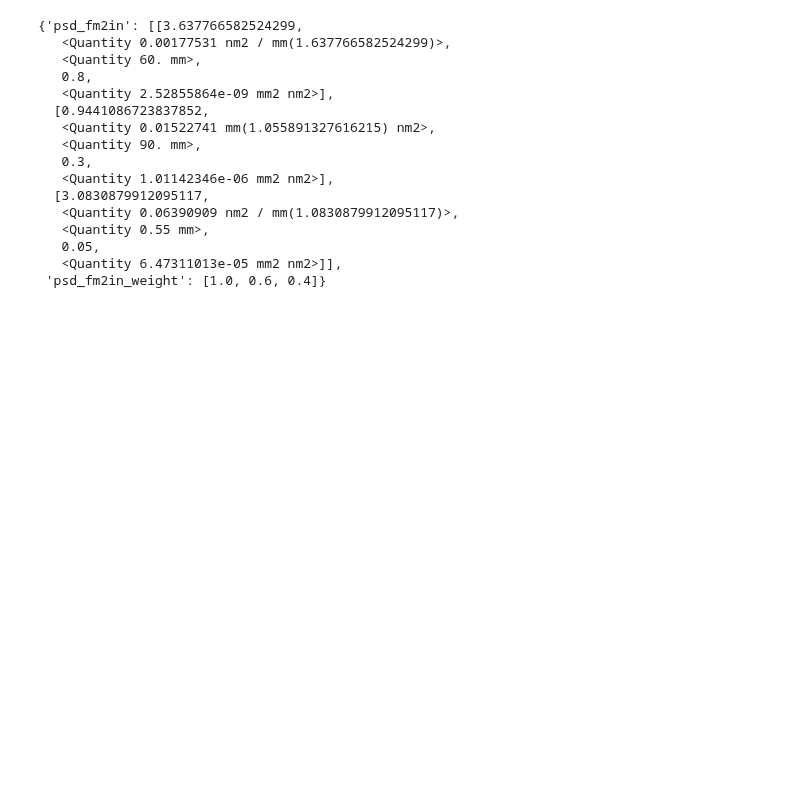
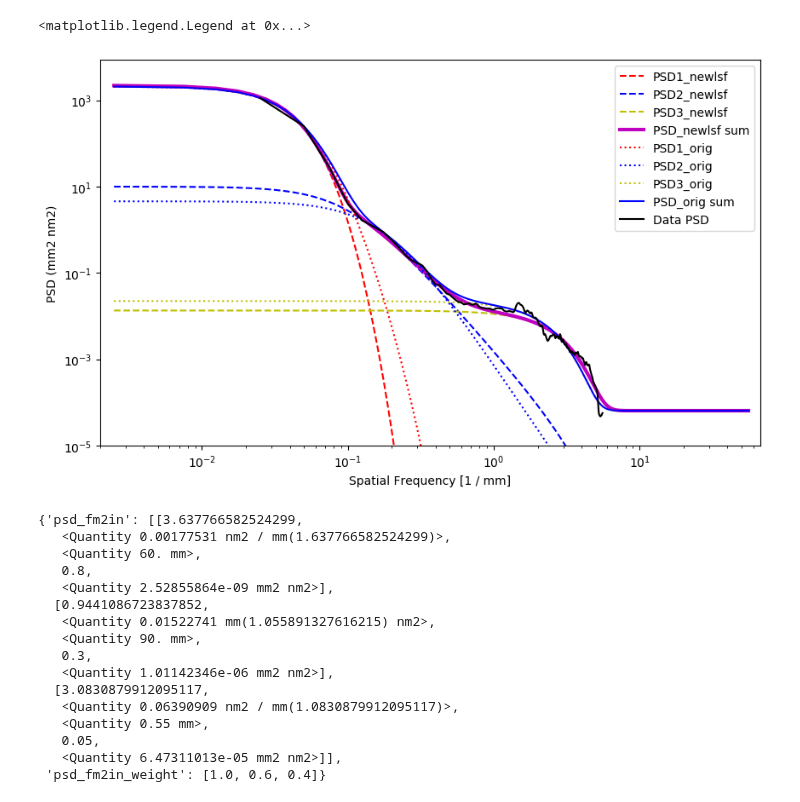
Before and after one commit to magao-x/magaox_poppy, a Jupyter notebook: PSD/PSDmodel_fm_2inch.ipynb, the cells around one changed output. Cells and saved outputs as stored; diff of their text form; code cells hidden in the pictures; blank space fills up the shorter version.

```diff
--- a/PSD/PSDmodel_fm_2inch.ipynb
+++ b/PSD/PSDmodel_fm_2inch.ipynb
@@ -114 +205,28 @@ RMS value: 1.4305 nm
+# %%
+psd_1 = psd.model_full(k=mdl_set[0].k_range, psd_parm=ms_refit.psd_parm[0])
+psd_2 = psd.model_full(k=mdl_set[0].k_range, psd_parm=ms_refit.psd_parm[1])
+psd_3 = psd.model_full(k=mdl_set[0].k_range, psd_parm=ms_refit.psd_parm[2])
+new_psd_tot = psd_1 + psd_2 + psd_3
+
+k_range_mdl = mdl_set[0].k_range.value
+
+plt.figure(figsize=[10,6], dpi=100)
+plt.loglog(k_range_mdl, psd_1.value, 'r--', label='PSD1_newlsf')
+plt.loglog(k_range_mdl, psd_2.value, 'b--', label='PSD2_newlsf')
+plt.loglog(k_range_mdl, psd_3.value, 'y--', label='PSD3_newlsf')
+plt.loglog(k_range_mdl, new_psd_tot.value, 'm', linewidth=3, label='PSD_newlsf sum')
+plt.loglog(mdl_set[0].k_range.value, mdl_set[0].psd_full_scaled.value, 'r:', label='PSD1_orig')
+plt.loglog(mdl_set[1].k_range.value, mdl_set[1].psd_full_scaled.value, 'b:', label='PSD2_orig')
+plt.loglog(mdl_set[2].k_range.value, mdl_set[2].psd_full_scaled.value, 'y:', label='PSD3_orig')
+plt.loglog(k_range_mdl, mdl_sum.value, 'b', label='PSD_orig sum')
+plt.loglog(avg_psd.k_radial.value, avg_psd.psd_radial_cal.value, 'k', label='Data PSD')
+#plt.loglog(avg_psd.k_radial.value, pk_sum, 'm', label='pk sum test')
+plt.xlim(left=np.amin(k_range_mdl)*0.8, right=np.amax(k_range_mdl)*1.2)
+plt.ylim(bottom=1e-5)
+plt.ylabel('PSD ({0})'.format(mdl_set[0].psd_full.unit))
+plt.xlabel('Spatial Frequency [{0}]'.format(mdl_set[0].k_range.unit))
+plt.legend()
+# %% [output]
+<matplotlib.legend.Legend at 0x...>
+[figure, added]
 # %%
```
Also changed, not shown: parts of 13 cells of this notebook.
